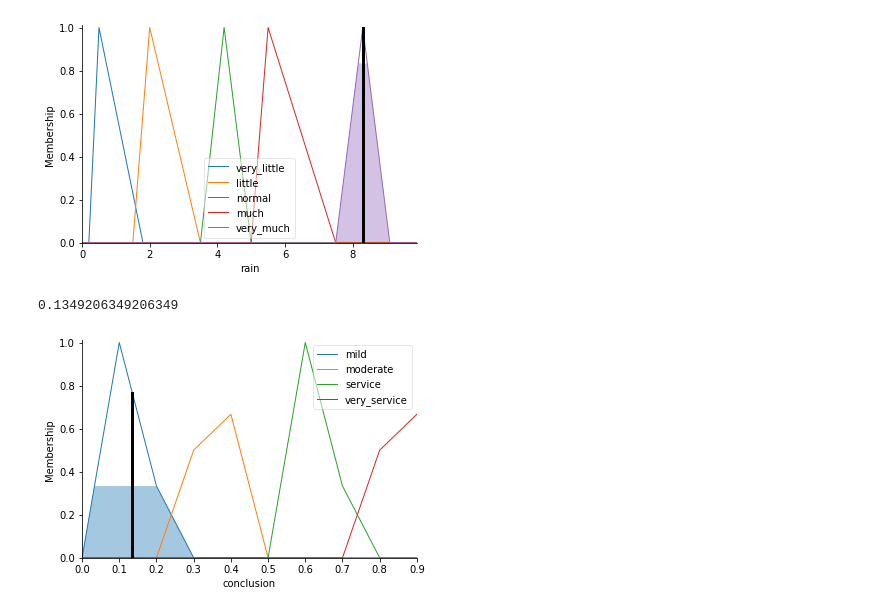
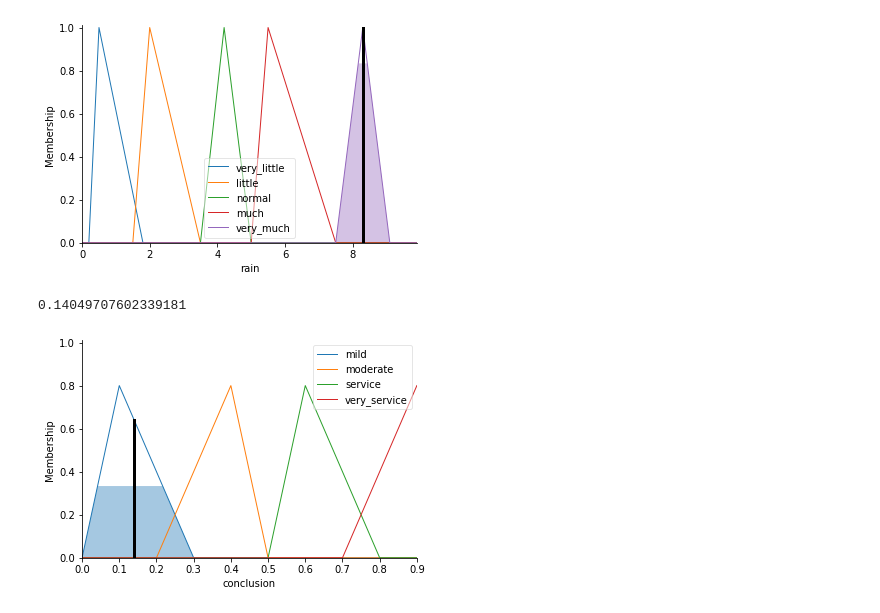
Before and after one commit to hongnhan217/AI_Class, a Jupyter notebook: AI_W4(Exersice)_28_02_23.ipynb, the cells around one changed output. Cells and saved outputs as stored; diff of their text form; code cells hidden in the pictures.

```diff
--- a/AI_W4(Exersice)_28_02_23.ipynb
+++ b/AI_W4(Exersice)_28_02_23.ipynb
@@ -119,7 +119,7 @@ jaundice = ctrl.Antecedent(np.arange(0,1.1,0.1), 'jaundice')
 enlarge_liver = ctrl.Antecedent(np.arange(0,1.1,0.1), 'enlarge_liver')
 joint_pain = ctrl.Antecedent(np.arange(0,1.1,0.1), 'joint_pain')
 body_weakness = ctrl.Antecedent(np.arange(0,1.1,0.1), 'body_weakness')
-dizziness = ctrl.Antecedent(np.arange(0,1.1,0.1), 'dizziness')
+dizziness = ctrl.Antecedent(np.arange(0,1.2,0.05), 'dizziness')
 #loss of appetite: loa
 loa = ctrl.Antecedent(np.arange(0,1.1,0.1), 'loa')
 mp = ctrl.Antecedent(np.arange(0,1.1,0.1), 'mp')
@@ -176,15 +176,15 @@ loa['moderate'] = fuzz.trimf(loa.universe, [0.25,0.35,0.5])
 loa['service'] = fuzz.trimf(loa.universe, [0.5,0.6,0.75])
 loa['very_service'] = fuzz.trimf(loa.universe, [0.75,0.85,1])
 
-mp['mild'] = fuzz.trimf(mp.universe, [0,0.1,0.25])
+mp['mild'] = fuzz.trimf(mp.universe, [0,0.12,0.25])
 mp['moderate'] = fuzz.trimf(mp.universe, [0.25,0.35,0.5])
 mp['service'] = fuzz.trimf(mp.universe, [0.5,0.6,0.75])
 mp['very_service'] = fuzz.trimf(mp.universe, [0.75,0.85,1])
 
-conclusion['mild'] = fuzz.trimf(conclusion.universe, [0,0.1,0.25])
-conclusion['moderate'] = fuzz.trimf(conclusion.universe, [0.25,0.35,0.5])
-conclusion['service'] = fuzz.trimf(conclusion.universe, [0.5,0.6,0.75])
-conclusion['very_service'] = fuzz.trimf(conclusion.universe, [0.75,0.85,1])
+conclusion['mild'] = fuzz.trimf(conclusion.universe, [0,0.125,0.25])
+conclusion['moderate'] = fuzz.trimf(conclusion.universe, [0.25,0.375,0.5])
+conclusion['service'] = fuzz.trimf(conclusion.universe, [0.5,0.625,0.75])
+conclusion['very_service'] = fuzz.trimf(conclusion.universe, [0.75,0.875,1])
 
 rule1 = ctrl.Rule(fever['mild']&headache['mild']&nausea['mild']&vomiting['mild']&jaundice['mild']&enlarge_liver['mild']&joint_pain['mild']&body_weakness['mild']&dizziness['service']&loa['mild']&mp['mild'],conclusion['mild'])
 rule2 = ctrl.Rule(fever['moderate']&headache['mild']&nausea['mild']&vomiting['mild']&jaundice['mild']&enlarge_liver['mild']&joint_pain['moderate']&body_weakness['moderate']&dizziness['service']&loa['service']&mp['moderate'],conclusion['moderate'])
@@ -205,33 +205,33 @@ rule13 = ctrl.Rule(fever['mild']&headache['moderate']&nausea['moderate']&vomitin
 rule14 = ctrl.Rule(fever['service']&headache['service']&nausea['moderate']&vomiting['service']&jaundice['service']&enlarge_liver['service']&joint_pain['service']&body_weakness['service']&dizziness['moderate']&loa['moderate']&mp['service'],conclusion['service'])
 rule15 = ctrl.Rule(fever['mild']&headache['mild']&nausea['mild']&vomiting['moderate']&jaundice['mild']&enlarge_liver['mild']&joint_pain['mild']&body_weakness['service']&dizziness['mild']&loa['service']&mp['moderate'],conclusion['service'])
 rule16 = ctrl.Rule(fever['very_service']&headache['moderate']&nausea['mild']&vomiting['moderate']&jaundice['service']&enlarge_liver['moderate']&joint_pain['mild']&body_weakness['very_service']&dizziness['service']&loa['mild']&mp['moderate'],conclusion['very_service'])
 
 rule17 = ctrl.Rule(fever['mild']&headache['very_service']&nausea['moderate']&vomiting['moderate']&jaundice['mild']&enlarge_liver['moderate']&joint_pain['mild']&body_weakness['moderate']&dizziness['very_service']&loa['mild']&mp['moderate'],conclusion['very_service'])
 rule18 = ctrl.Rule(fever['moderate']&headache['very_service']&nausea['very_service']&vomiting['mild']&jaundice['service']&enlarge_liver['service']&joint_pain['moderate']&body_weakness['service']&dizziness['very_service']&loa['very_service']&mp['service'],conclusion['very_service'])
 rule19 = ctrl.Rule(fever['moderate']&headache['moderate']&nausea['moderate']&vomiting['moderate']&jaundice['mild']&enlarge_liver['mild']&joint_pain['moderate']&body_weakness['moderate']&dizziness['moderate']&loa['mild']&mp['moderate'],conclusion['moderate'])
 rule20 = ctrl.Rule(fever['very_service']&headache['service']&nausea['service']&vomiting['service']&jaundice['service']&enlarge_liver['service']&joint_pain['service']&body_weakness['service']&dizziness['service']&loa['mild']&mp['moderate'],conclusion['very_service'])
 
 conclusion_ctrl = ctrl.ControlSystem([rule1, rule2, rule3, rule4, rule5, rule6, rule7, rule8, rule9, rule10, rule11, rule12,rule13,
-                                 rule14, rule15, rule16, rule17, rule18, rule19, rule20, rule21, rule22, rule23, rule24, rule25])
+                                 rule14, rule15, rule16, rule17, rule18, rule19, rule20])
 conclusioning = ctrl.ControlSystemSimulation(conclusion_ctrl)
 
 conclusioning.input['fever'] = 0.2
 conclusioning.input['headache'] = 0.2
 conclusioning.input['nausea'] = 0.2
 conclusioning.input['vomiting'] = 0.2
 conclusioning.input['jaundice'] = 0.2
 conclusioning.input['enlarge_liver'] = 0.2
 conclusioning.input['joint_pain'] = 0.2
 conclusioning.input['body_weakness'] = 0.2
 conclusioning.input['dizziness'] = 0.6
 conclusioning.input['loa'] = 0.2
 conclusioning.input['mp'] = 0.2
 
 conclusioning.compute()
 
 print(conclusioning.output['conclusion'])
 
 conclusion.view(sim=conclusioning)
 # %% [output]
-0.1349206349206349
+0.14049707602339181
-[figure, old version]
+[figure, new version]
```
Also changed, not shown: parts of 1 cell of this notebook.
